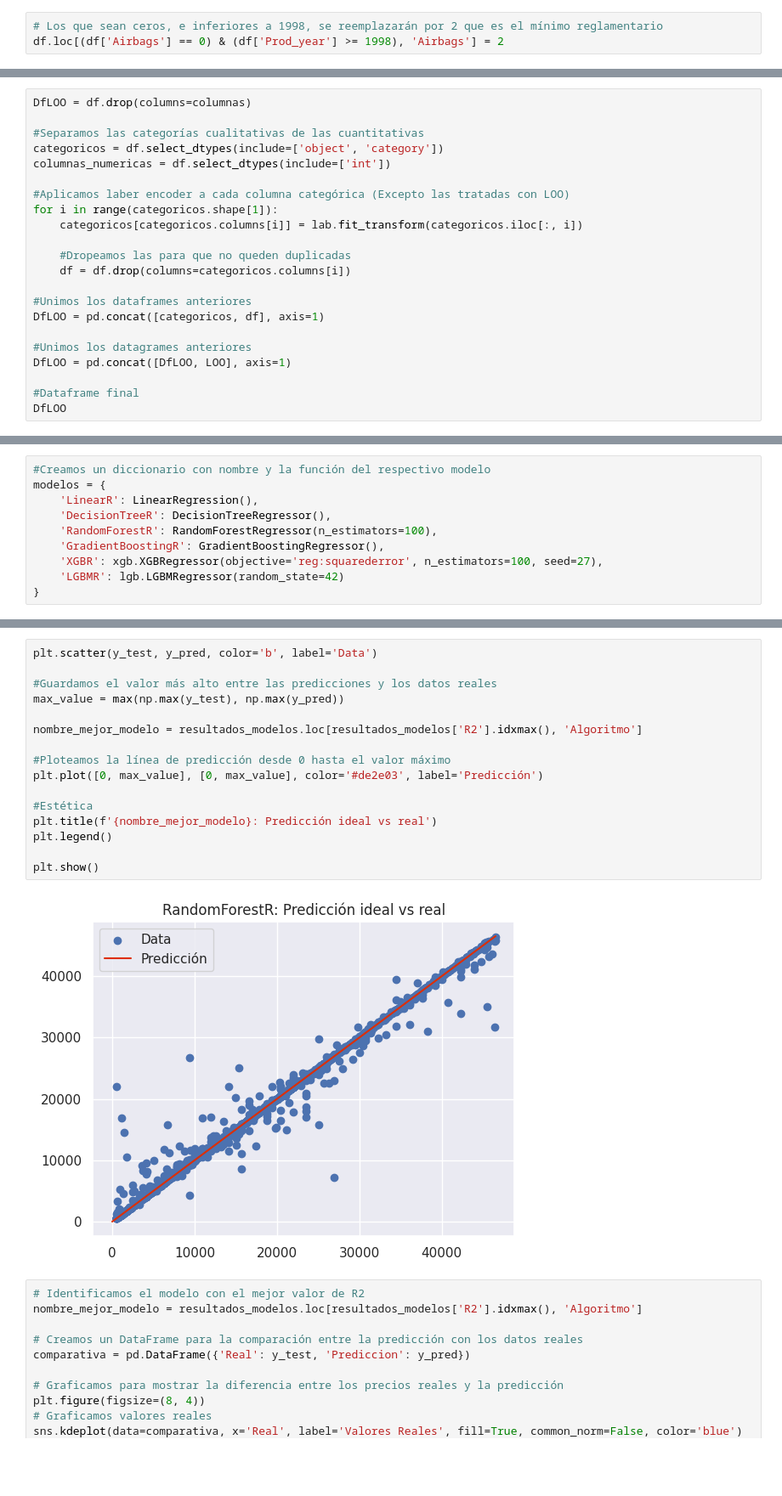
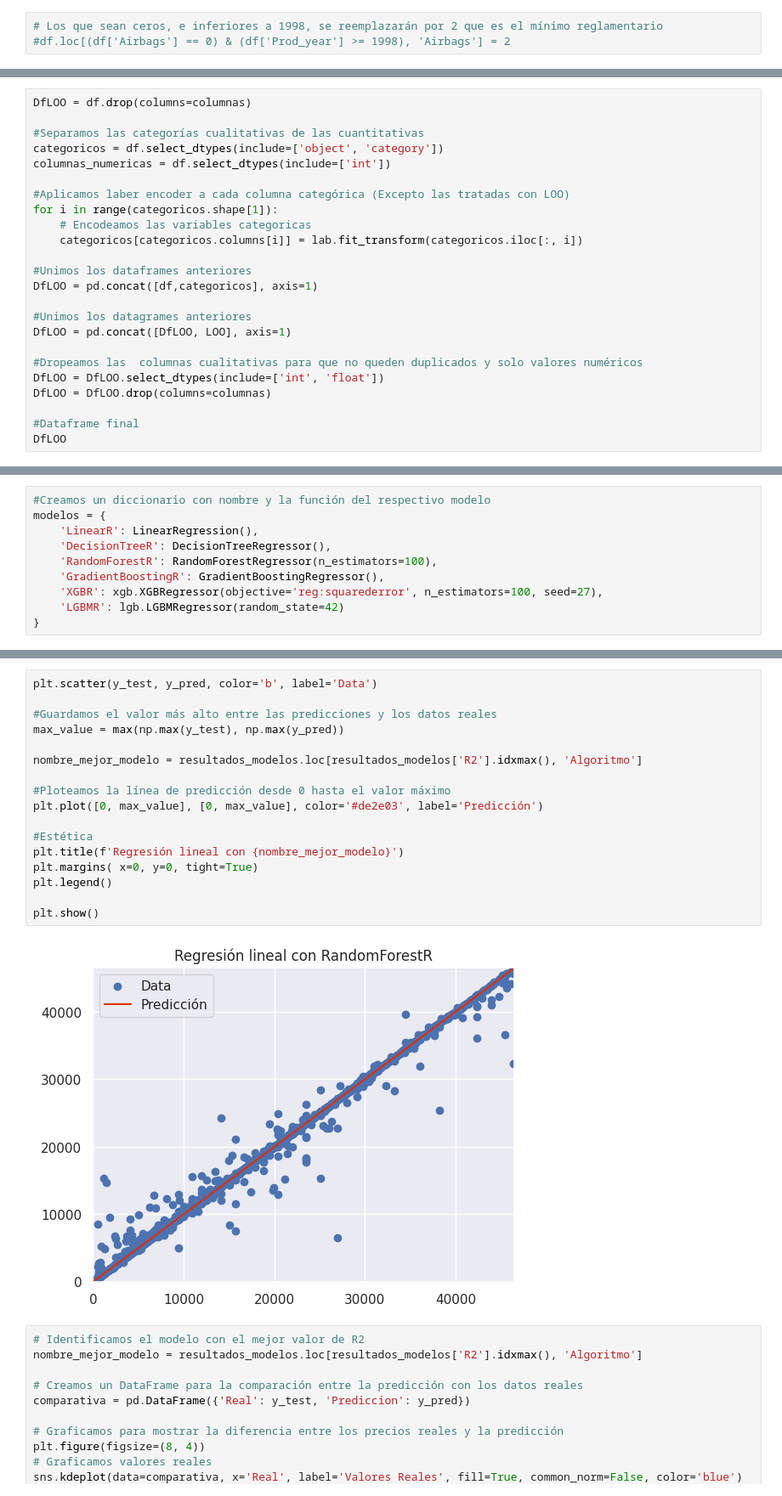
Before and after one commit to JotaLeutgeb/proyectofinalDS1, a Jupyter notebook: Car_Prediction/Main.ipynb, the cells around one changed output, grey strips where cells are left out. Shown at 85% size. Cells and saved outputs as stored; diff of their text form; blank space fills up the shorter version.

```diff
--- a/Car_Prediction/Main.ipynb
+++ b/Car_Prediction/Main.ipynb
@@ -485,5 +488,5 @@ df[(df['Airbags'] == 0) & (df['Prod_year'] >= 1998)]['Airbags'].count()
  1. Reemplazar los Airbags por 2
 # %%
 # Los que sean ceros, e inferiores a 1998, se reemplazarán por 2 que es el mínimo reglamentario
-df.loc[(df['Airbags'] == 0) & (df['Prod_year'] >= 1998), 'Airbags'] = 2
+#df.loc[(df['Airbags'] == 0) & (df['Prod_year'] >= 1998), 'Airbags'] = 2
 # %% [markdown]
@@ -1141,17 +1147,19 @@ columnas_numericas = df.select_dtypes(include=['int'])
 
 #Aplicamos laber encoder a cada columna categórica (Excepto las tratadas con LOO)
 for i in range(categoricos.shape[1]):
+    # Encodeamos las variables categoricas
     categoricos[categoricos.columns[i]] = lab.fit_transform(categoricos.iloc[:, i])
 
-    #Dropeamos las para que no queden duplicadas
-    df = df.drop(columns=categoricos.columns[i])
-
 #Unimos los dataframes anteriores
-DfLOO = pd.concat([categoricos, df], axis=1)
+DfLOO = pd.concat([df,categoricos], axis=1)
 
 #Unimos los datagrames anteriores
 DfLOO = pd.concat([DfLOO, LOO], axis=1)
 
+#Dropeamos las  columnas cualitativas para que no queden duplicados y solo valores numéricos
+DfLOO = DfLOO.select_dtypes(include=['int', 'float'])
+DfLOO = DfLOO.drop(columns=columnas)
+
 #Dataframe final
 DfLOO
 # %% [output]
@@ -1281,21 +1288,22 @@ plt.show()
 # %%
 plt.scatter(y_test, y_pred, color='b', label='Data')
 
 #Guardamos el valor más alto entre las predicciones y los datos reales
 max_value = max(np.max(y_test), np.max(y_pred))
 
 nombre_mejor_modelo = resultados_modelos.loc[resultados_modelos['R2'].idxmax(), 'Algoritmo']
 
 #Ploteamos la línea de predicción desde 0 hasta el valor máximo
 plt.plot([0, max_value], [0, max_value], color='#de2e03', label='Predicción')
 
 #Estética
-plt.title(f'{nombre_mejor_modelo}: Predicción ideal vs real')
+plt.title(f'Regresión lineal con {nombre_mejor_modelo}')
+plt.margins( x=0, y=0, tight=True)
 plt.legend()
 
 plt.show()
 # %% [output]
-[figure, old version]
+[figure, new version]
 # %%
 # Identificamos el modelo con el mejor valor de R2
 nombre_mejor_modelo = resultados_modelos.loc[resultados_modelos['R2'].idxmax(), 'Algoritmo']
```
Also changed, not shown: parts of 27 cells of this notebook.
